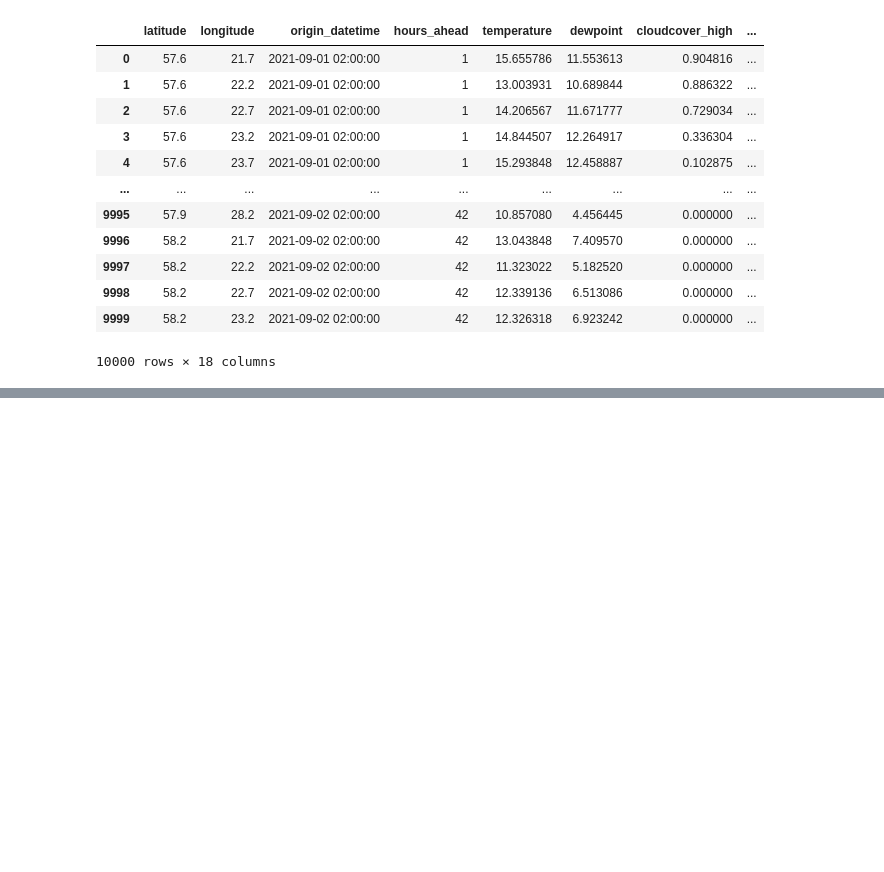
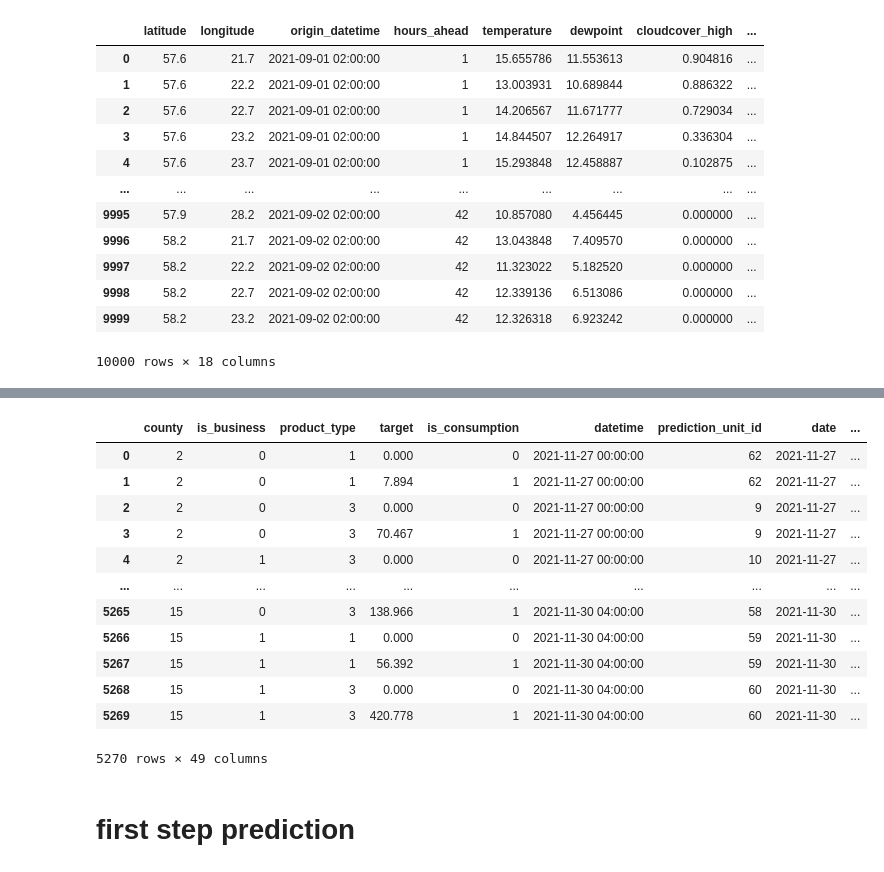
Before and after one commit to AnsonCHOWcm/Kaggle_Energy, a Jupyter notebook: EDA and Prediction.ipynb, the cells around one changed output, grey strips where cells are left out. Saved outputs shown, nothing was run; the diff lists cells and outputs as text; code cells hidden in the pictures; blank space fills up the shorter version.

```diff
--- a/EDA and Prediction.ipynb
+++ b/EDA and Prediction.ipynb
@@ -209,6 +214,23 @@ adjusted_weather_station_county_map['county'] = county_ls
 
 gas_price_df.dropna(inplace = True)
 electricity_price_df.dropna(inplace = True)
+
+gas_price_df['gas_range'] = gas_price_df['highest_price_per_mwh'] - gas_price_df['lowest_price_per_mwh']
+gas_price_df['gas_range_MA_5'] = gas_price_df['gas_range'].rolling(5).mean()
+gas_price_df['gas_range_MA_30'] = gas_price_df['gas_range'].rolling(30).mean()
+gas_price_df['highest_price_per_mwh_MA_5'] = gas_price_df['highest_price_per_mwh'].rolling(5).mean()
+gas_price_df['highest_price_per_mwh_MA_30'] = gas_price_df['highest_price_per_mwh'].rolling(30).mean()
+gas_price_df['lowest_price_per_mwh_MA_5'] = gas_price_df['lowest_price_per_mwh'].rolling(5).mean()
+gas_price_df['lowest_price_per_mwh_MA_30'] = gas_price_df['lowest_price_per_mwh'].rolling(30).mean()
+
+electricity_price_df['euro_per_mwh_MA_5'] = electricity_price_df['euro_per_mwh'].rolling(5).mean()
+electricity_price_df['euro_per_mwh_MA_30'] = electricity_price_df['euro_per_mwh'].rolling(30).mean()
+
+gas_price_df.dropna(inplace=True)
+electricity_price_df.dropna(inplace = True)
+
+gas_price_df.to_csv('data\\preprocess_gas_price.csv')
+electricity_price_df.to_csv('data\\preprocess_electricity_price.csv')
 
 # weather data
 
@@ -420,0 +361,14 @@ weather_station_country_map.iloc[11:20]
+# %%
+test_train_df = train_df.iloc[250000:270000]
+test_gas_price_df = gas_price_df.iloc[:1000]
+test_electricity_price_df = electricity_price_df.iloc[:3000]
+test_preprocess_histo_weather_df = preprocess_histo_weather_df.iloc[:19000]
+test_preprocess_forecast_weather_df = preprocess_forecast_weather_df.iloc[:19000]
+
+create_date(test_train_df, 'datetime')
+create_date(test_preprocess_forecast_weather_df, 'origin_datetime')
+
+test_merge_df = test_train_df.merge(test_gas_price_df, left_on = 'date', right_on = 'forecast_date')
+test_merge_df = test_merge_df.merge(test_electricity_price_df, left_on = 'datetime', right_on = 'forecast_date')
+test_merge_df = test_merge_df.merge(test_preprocess_histo_weather_df, left_on = ['datetime', 'county'], right_on = ['datetime', 'county'])
+test_merge_df = test_merge_df.merge(test_preprocess_forecast_weather_df, left_on = ['date', 'county'], right_on = ['date', 'county'])
@@ -420,0 +386,16 @@ weather_station_country_map.iloc[11:20]
+# %%
+test_merge_df
+# %% [output]
+|  | county | is_business | product_type | target | is_consumption | datetime | prediction_unit_id | date | ... |
+| 0 | 2 | 0 | 1 | 0.000 | 0 | 2021-11-27 00:00:00 | 62 | 2021-11-27 | ... |
+| 1 | 2 | 0 | 1 | 7.894 | 1 | 2021-11-27 00:00:00 | 62 | 2021-11-27 | ... |
+| 2 | 2 | 0 | 3 | 0.000 | 0 | 2021-11-27 00:00:00 | 9 | 2021-11-27 | ... |
+| 3 | 2 | 0 | 3 | 70.467 | 1 | 2021-11-27 00:00:00 | 9 | 2021-11-27 | ... |
+| 4 | 2 | 1 | 3 | 0.000 | 0 | 2021-11-27 00:00:00 | 10 | 2021-11-27 | ... |
+| ... | ... | ... | ... | ... | ... | ... | ... | ... | ... |
+| 5265 | 15 | 0 | 3 | 138.966 | 1 | 2021-11-30 04:00:00 | 58 | 2021-11-30 | ... |
+| 5266 | 15 | 1 | 1 | 0.000 | 0 | 2021-11-30 04:00:00 | 59 | 2021-11-30 | ... |
+| 5267 | 15 | 1 | 1 | 56.392 | 1 | 2021-11-30 04:00:00 | 59 | 2021-11-30 | ... |
+| 5268 | 15 | 1 | 3 | 0.000 | 0 | 2021-11-30 04:00:00 | 60 | 2021-11-30 | ... |
+| 5269 | 15 | 1 | 3 | 420.778 | 1 | 2021-11-30 04:00:00 | 60 | 2021-11-30 | ... |
+5270 rows × 49 columns
@@ -420,0 +404,2 @@ weather_station_country_map.iloc[11:20]
+# %% [markdown]
+# first step prediction
```
Also changed, not shown: parts of 38 cells of this notebook.
